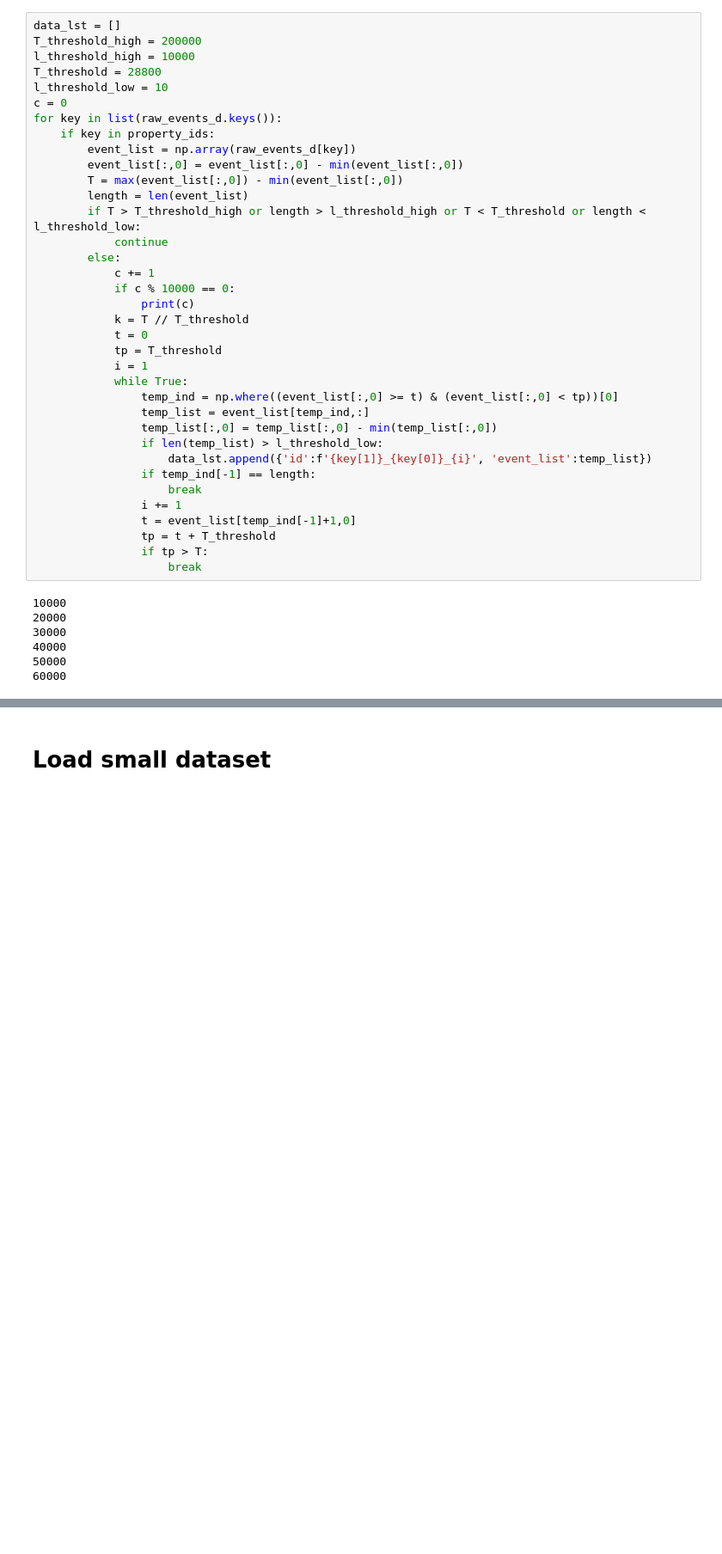
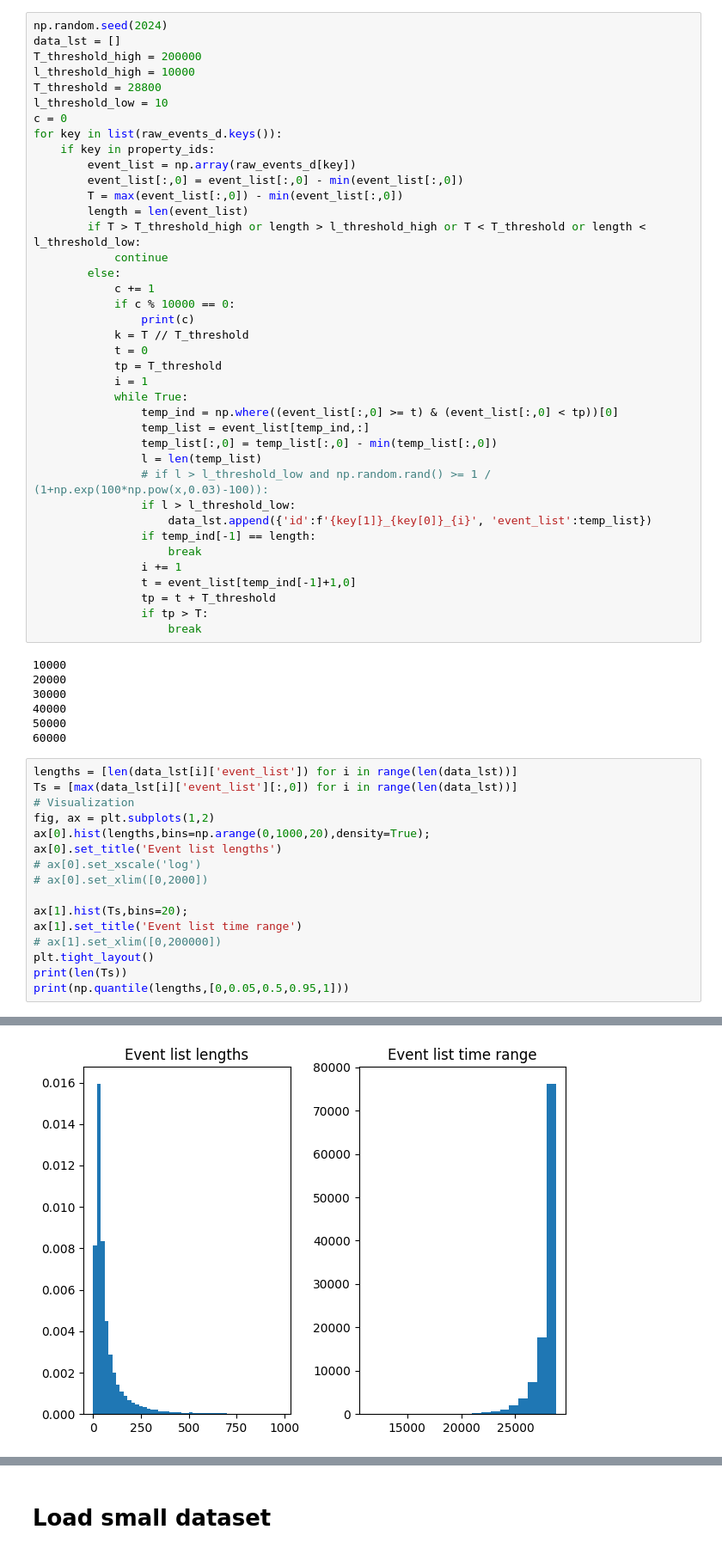
Before and after one commit to villrv/ppae, a Jupyter notebook: full_loading_playground.ipynb, the cells around one changed output, grey strips where cells are left out. Shown at 86% size. Saved outputs shown, nothing was run; the diff lists cells and outputs as text; blank space fills up the shorter version.

```diff
--- a/full_loading_playground.ipynb
+++ b/full_loading_playground.ipynb
@@ -43,4 +22,5 @@ Index(['name', 'ra', 'dec', 'err_ellipse_r0', 'err_ellipse_r1',
 # %%
+np.random.seed(2024)
 data_lst = []
 T_threshold_high = 200000
 l_threshold_high = 10000
@@ -67,7 +47,9 @@ for key in list(raw_events_d.keys()):
                 temp_ind = np.where((event_list[:,0] >= t) & (event_list[:,0] < tp))[0]
                 temp_list = event_list[temp_ind,:]
                 temp_list[:,0] = temp_list[:,0] - min(temp_list[:,0])
-                if len(temp_list) > l_threshold_low:
+                l = len(temp_list)
+                # if l > l_threshold_low and np.random.rand() >= 1 / (1+np.exp(100*np.pow(x,0.03)-100)):
+                if l > l_threshold_low:
                     data_lst.append({'id':f'{key[1]}_{key[0]}_{i}', 'event_list':temp_list})
                 if temp_ind[-1] == length:
                     break
@@ -83,3 +65,20 @@ for key in list(raw_events_d.keys()):
 40000
 50000
 60000
+# %%
+lengths = [len(data_lst[i]['event_list']) for i in range(len(data_lst))]
+Ts = [max(data_lst[i]['event_list'][:,0]) for i in range(len(data_lst))]
+# Visualization
+fig, ax = plt.subplots(1,2)
+ax[0].hist(lengths,bins=np.arange(0,1000,20),density=True);
+ax[0].set_title('Event list lengths')
+# ax[0].set_xscale('log')
+# ax[0].set_xlim([0,2000])
+
+ax[1].hist(Ts,bins=20);
+ax[1].set_title('Event list time range')
+# ax[1].set_xlim([0,200000])
+plt.tight_layout()
+print(len(Ts))
+print(np.quantile(lengths,[0,0.05,0.5,0.95,1]))
+# %% [output]
@@ -85,0 +87 @@ for key in list(raw_events_d.keys()):
+[figure, added]
```
Also changed, not shown: parts of 8 cells of this notebook, 5 other files.
